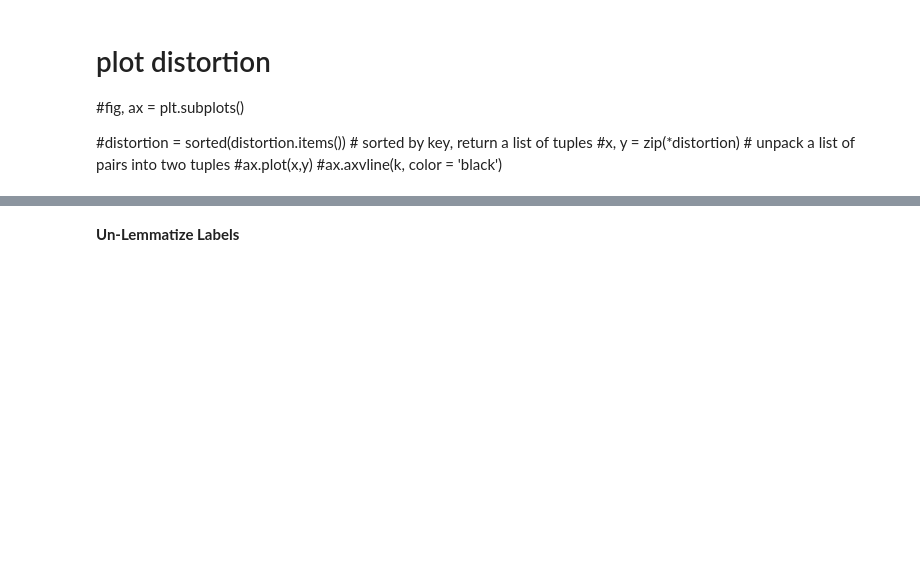
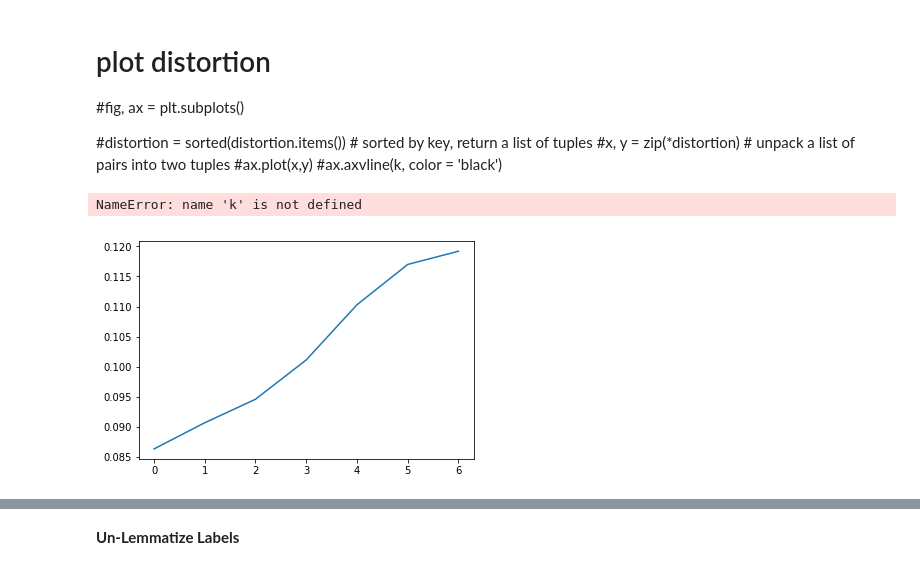
Before and after one commit to katrina906/DS5230, a Jupyter notebook: hierarchial.ipynb, the cells around one changed output, grey strips where cells are left out. Cells and saved outputs as stored; diff of their text form; code cells hidden in the pictures; blank space fills up the shorter version.

Commit message:
distortion fix

```diff
--- a/hierarchial.ipynb
+++ b/hierarchial.ipynb
@@ -260,3 +263,5 @@ def distortion_silhouette(linkage_matrix, m_pca, m, dist, df, feature_names, sea
         distortion[k] = sumd
 
     return distortion, silhouette
+# %%
+roc = distortion_roc(d)
@@ -305,3 +301,11 @@ def find_k(roc):
 #x, y = zip(*distortion) # unpack a list of pairs into two tuples
 #ax.plot(x,y)
 #ax.axvline(k, color = 'black')
+# %%
+fig, ax = plt.subplots()
+ax.plot(roc)
+ax.axvline(k-1, color = 'black')
+print(k)
+# %% [output]
+NameError: name 'k' is not defined
+[figure, added]
```
Also changed, not shown: parts of 20 cells of this notebook.
